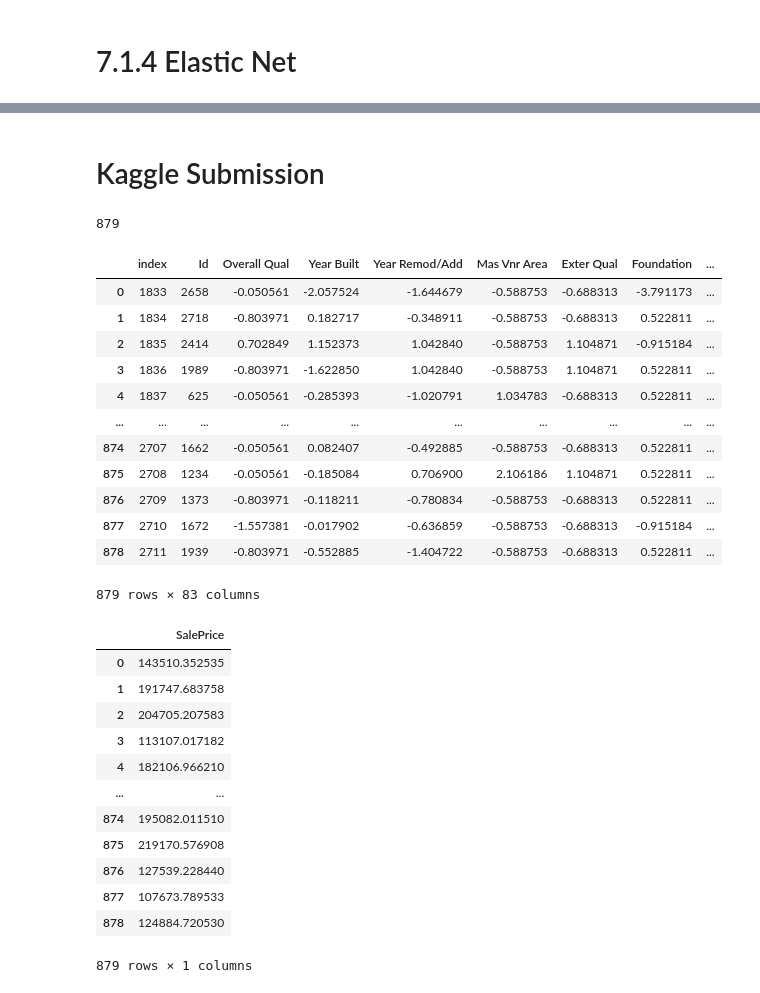
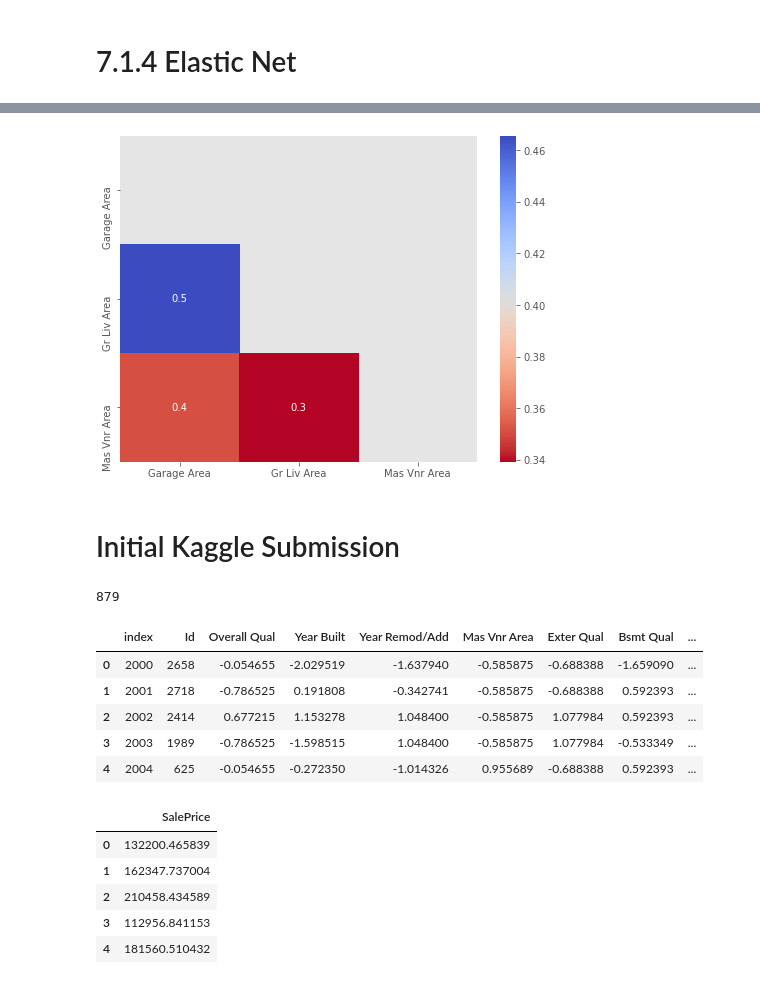
Before and after one commit to SimYiSY/Ames_Housing_Data, a Jupyter notebook: code/03 Model Benchmarks..ipynb, the cells around one changed output, grey strips where cells are left out. Cells and saved outputs as stored; diff of their text form; code cells hidden in the pictures.

```diff
--- a/code/03 Model Benchmarks..ipynb
+++ b/code/03 Model Benchmarks..ipynb
@@ -27,11 +28,15 @@ from sklearn.linear_model import LinearRegression, Ridge, RidgeCV, Lasso, LassoC
 from sklearn.model_selection import cross_val_score
 from sklearn.preprocessing import StandardScaler
 from sklearn.preprocessing import PolynomialFeatures
-from sklearn import metrics
+from sklearn.metrics import mean_squared_error, r2_score
 plt.style.use('ggplot')
+from IPython.display import display
+pd.set_option('display.max_rows', 3000)
+pd.set_option('display.max_columns', 200)
+pd.set_option('display.width', 1000)
 # %%
 # Importing cleaned dataset for Pre Processing
-df = pd.read_csv("../datasets/data_PP_FE.csv", na_filter=False)
+df = pd.read_csv("../datasets/AHD_PP_FE.csv", na_filter=False)
 df_train = pd.read_csv('../datasets/train.csv')
 df_test = pd.read_csv('../datasets/test.csv')
 
@@ -275,3 +421,13 @@ plt.title("ElasticNet Regression Coefficient");
+# %%
+area_coef = ['Garage Area','Gr Liv Area','Mas Vnr Area']
+plt.figure(figsize= (8, 6))
+mask = (np.triu(np.ones_like(df_train[area_coef].corr(),
+                             dtype=np.bool)))
+sns.heatmap(df_train[area_coef].corr(),
+            annot=True, mask = mask,
+            fmt='.1g', cmap='coolwarm_r');
+# %% [output]
+[figure, added]
 # %% [markdown]
-# Kaggle Submission
+# Initial Kaggle Submission
 # %%
@@ -285,39 +441,25 @@ len(test_predict)
 # %%
 df_test.reset_index(inplace = True) # reseting index of test data
 # %%
-df_test
+df_test.head()
 # %% [output]
-|  | index | Id | Overall Qual | Year Built | Year Remod/Add | Mas Vnr Area | Exter Qual | Foundation | ... |
-| 0 | 1833 | 2658 | -0.050561 | -2.057524 | -1.644679 | -0.588753 | -0.688313 | -3.791173 | ... |
-| 1 | 1834 | 2718 | -0.803971 | 0.182717 | -0.348911 | -0.588753 | -0.688313 | 0.522811 | ... |
-| 2 | 1835 | 2414 | 0.702849 | 1.152373 | 1.042840 | -0.588753 | 1.104871 | -0.915184 | ... |
-| 3 | 1836 | 1989 | -0.803971 | -1.622850 | 1.042840 | -0.588753 | 1.104871 | 0.522811 | ... |
-| 4 | 1837 | 625 | -0.050561 | -0.285393 | -1.020791 | 1.034783 | -0.688313 | 0.522811 | ... |
-| ... | ... | ... | ... | ... | ... | ... | ... | ... | ... |
-| 874 | 2707 | 1662 | -0.050561 | 0.082407 | -0.492885 | -0.588753 | -0.688313 | 0.522811 | ... |
-| 875 | 2708 | 1234 | -0.050561 | -0.185084 | 0.706900 | 2.106186 | 1.104871 | 0.522811 | ... |
-| 876 | 2709 | 1373 | -0.803971 | -0.118211 | -0.780834 | -0.588753 | -0.688313 | 0.522811 | ... |
-| 877 | 2710 | 1672 | -1.557381 | -0.017902 | -0.636859 | -0.588753 | -0.688313 | -0.915184 | ... |
-| 878 | 2711 | 1939 | -0.803971 | -0.552885 | -1.404722 | -0.588753 | -0.688313 | 0.522811 | ... |
+|  | index | Id | Overall Qual | Year Built | Year Remod/Add | Mas Vnr Area | Exter Qual | Bsmt Qual | ... |
+| 0 | 2000 | 2658 | -0.054655 | -2.029519 | -1.637940 | -0.585875 | -0.688388 | -1.659090 | ... |
+| 1 | 2001 | 2718 | -0.786525 | 0.191808 | -0.342741 | -0.585875 | -0.688388 | 0.592393 | ... |
+| 2 | 2002 | 2414 | 0.677215 | 1.153278 | 1.048400 | -0.585875 | 1.077984 | 0.592393 | ... |
+| 3 | 2003 | 1989 | -0.786525 | -1.598515 | 1.048400 | -0.585875 | 1.077984 | -0.533349 | ... |
+| 4 | 2004 | 625 | -0.054655 | -0.272350 | -1.014326 | 0.955689 | -0.688388 | 0.592393 | ... |
-879 rows × 83 columns
 # %%
 df_predicted = pd.DataFrame(test_predict, columns = ['SalePrice'])
 # %%
-df_predicted
+df_predicted.head()
 # %% [output]
 |  | SalePrice |
-| 0 | 143510.352535 |
-| 1 | 191747.683758 |
-| 2 | 204705.207583 |
-| 3 | 113107.017182 |
-| 4 | 182106.966210 |
-| ... | ... |
-| 874 | 195082.011510 |
-| 875 | 219170.576908 |
-| 876 | 127539.228440 |
-| 877 | 107673.789533 |
-| 878 | 124884.720530 |
+| 0 | 132200.465839 |
+| 1 | 162347.737004 |
+| 2 | 210458.434589 |
+| 3 | 112956.841153 |
+| 4 | 181560.510432 |
-879 rows × 1 columns
 # %%
 submit = pd.concat([df_test['Id'], df_predicted['SalePrice']],
                    ignore_index=False, sort=False, axis = 1)
```
Also changed, not shown: parts of 77 cells of this notebook, 5 other files.
